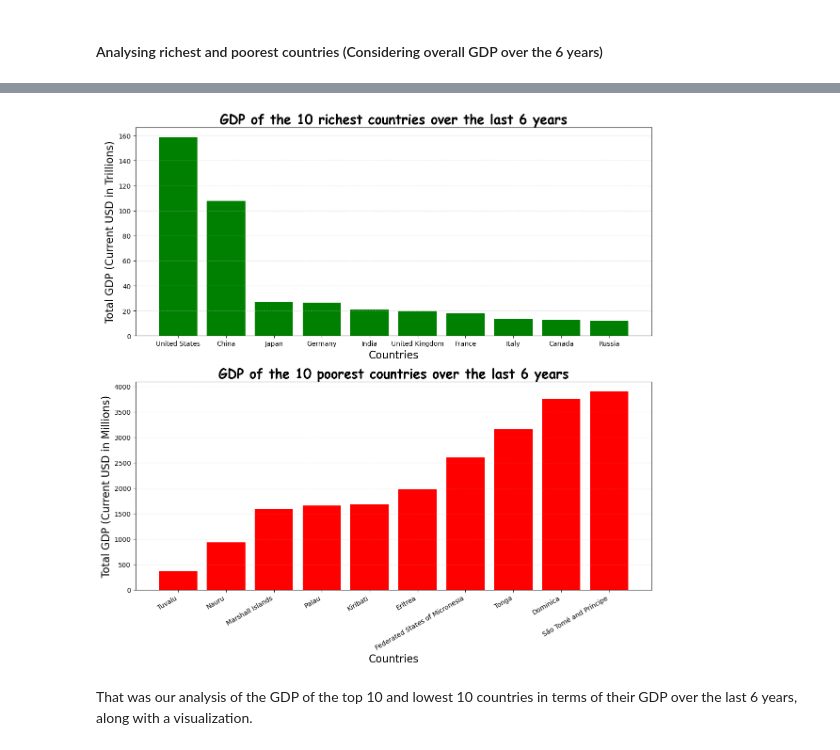
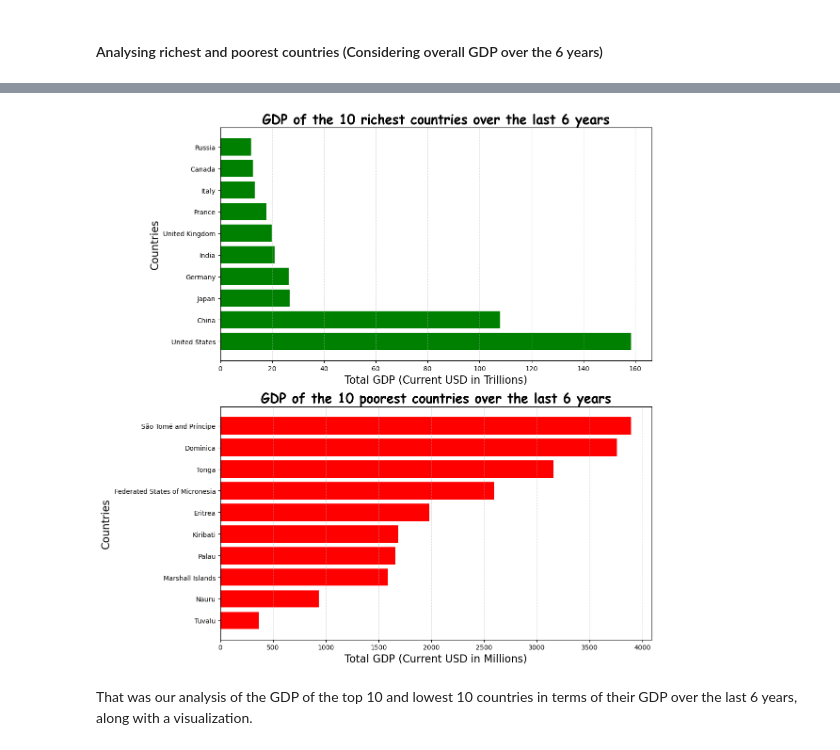
Before and after one commit to bestboybest/LearningPython, a Jupyter notebook: 2) Pandas + Seaborn Projects/01) GDPCountries/GDPAnalysis.ipynb, the cells around one changed output, grey strips where cells are left out. Cells and saved outputs as stored; diff of their text form; code cells hidden in the pictures.

```diff
--- a/2) Pandas + Seaborn Projects/01) GDPCountries/GDPAnalysis.ipynb
+++ b/2) Pandas + Seaborn Projects/01) GDPCountries/GDPAnalysis.ipynb
@@ -57,29 +58,31 @@ gdpSorted
 # %%
 # Getting top 10 and bottom 10 countries for anaylsis via visualization
 
 top10 = gdpSorted.loc[:9, :]
 bottom10 = gdpSorted.tail(10).sort_values('Total').reset_index(drop = True)
 
+titleFont = {'weight': 'bold', 'size': 20, 'name' : 'Comic Sans MS'}
+
 plt.figure(figsize = (12, 12), dpi = 100)
 plt.subplot(2, 1, 1)
-plt.bar(top10['Country'], top10['Total']/(10**6), color = 'green')
+plt.barh(top10['Country'], top10['Total']/(10**6), color = 'green')
 plt.title("GDP of the 10 richest countries over the last 6 years", fontdict = {'weight': 'bold', 'size': 20, 'name' : 'Comic Sans MS'})
-plt.xlabel('Countries', size = 16)
-plt.ylabel('Total GDP (Current USD in Trillions)', size = 16)
-plt.grid(axis = 'y', linestyle = '--', alpha = 0.4)
+plt.ylabel('Countries', size = 16)
+plt.xlabel('Total GDP (Current USD in Trillions)', size = 16)
+plt.grid(axis = 'x', linestyle = '--', alpha = 0.4)
 
 plt.subplot(2, 1, 2)
-plt.bar(bottom10['Country'], bottom10['Total'], color = 'red')
-plt.title("GDP of the 10 poorest countries over the last 6 years", fontdict = {'weight': 'bold', 'size': 20, 'name' : 'Comic Sans MS'})
-plt.xlabel('Countries', size = 16)
-plt.ylabel('Total GDP (Current USD in Millions)', size = 16)
-plt.xticks(rotation=30, ha='right')
-plt.grid(axis = 'y', linestyle = '--', alpha = 0.4)
+plt.barh(bottom10['Country'], bottom10['Total'], color = 'red')
+plt.title("GDP of the 10 poorest countries over the last 6 years", fontdict = titleFont)
+plt.ylabel('Countries', size = 16)
+plt.xlabel('Total GDP (Current USD in Millions)', size = 16)
+#plt.xticks(rotation=30, ha='right')
+plt.grid(axis = 'x', linestyle = '--', alpha = 0.4)
 
 plt.tight_layout()
 plt.savefig('GDPRichestPoorest.png', dpi = 300)
 plt.show()
 # %% [output]
-[figure, old version]
+[figure, new version]
 # %% [markdown]
 That was our analysis of the GDP of the top 10 and lowest 10 countries in terms of their GDP over the last 6 years, along with a visualization.
```
Also changed, not shown: parts of 11 cells of this notebook, 3 other files.
